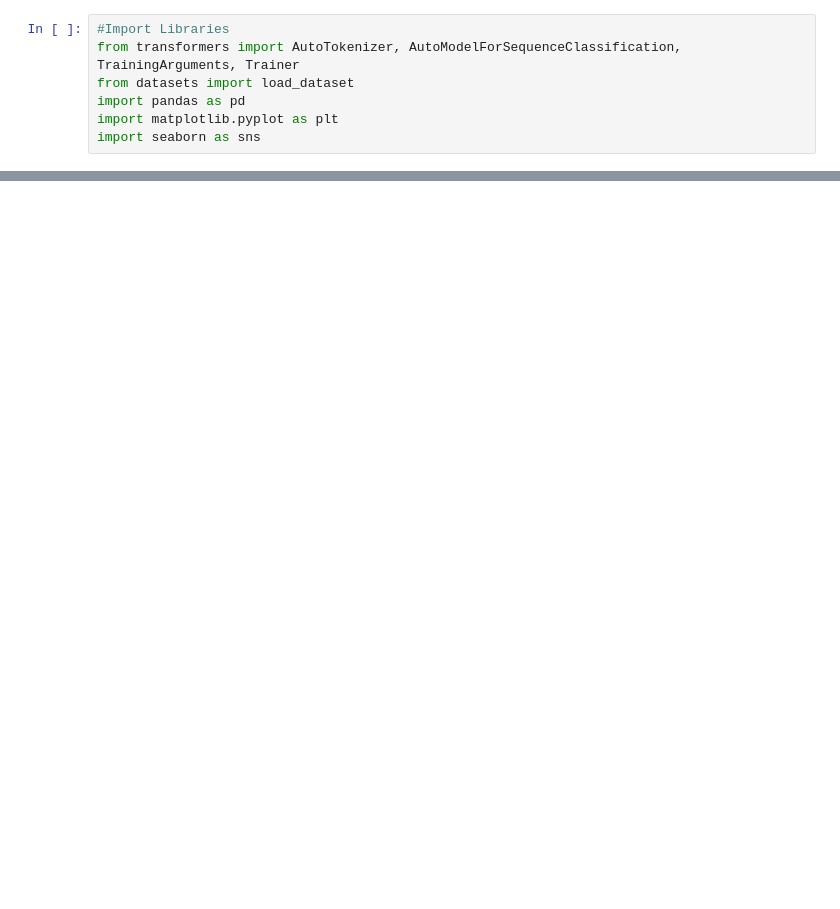
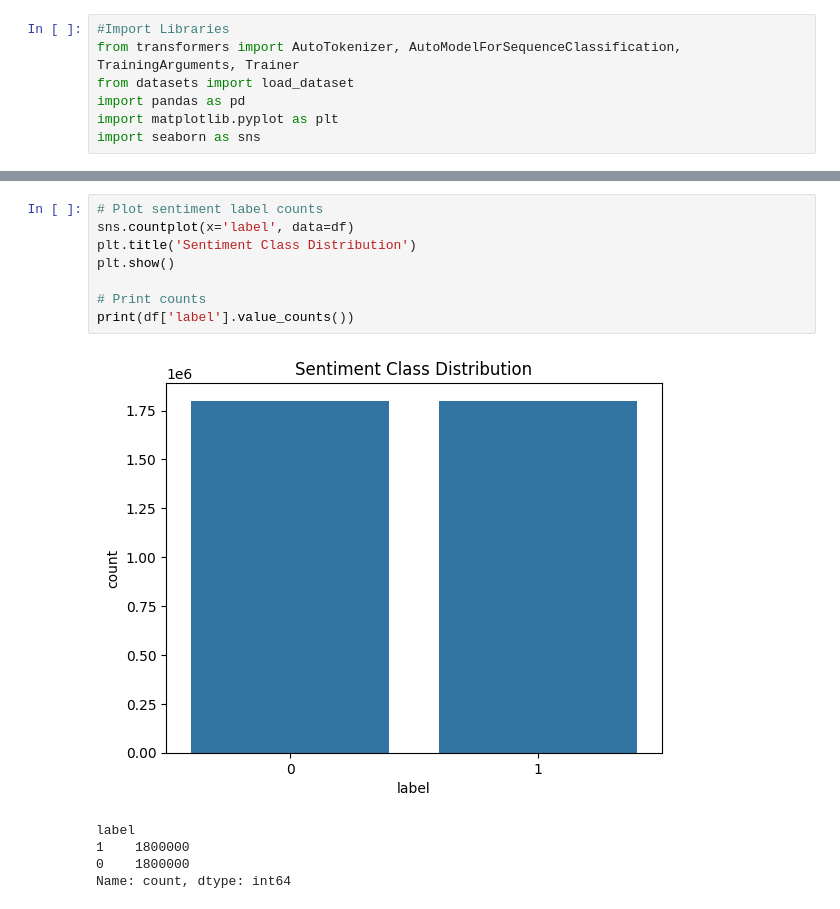
Before and after one commit to SHARONZACHARIA/LLM, a Jupyter notebook: BERT_LLM_Assignment.ipynb, the cells around one changed output, grey strips where cells are left out. Saved outputs shown, nothing was run; the diff lists cells and outputs as text; blank space fills up the shorter version.

```diff
--- a/BERT_LLM_Assignment.ipynb
+++ b/BERT_LLM_Assignment.ipynb
@@ -93,0 +58,14 @@ Passing `palette` without assigning `hue` is deprecated and will be removed in v
+# %%
+# Plot sentiment label counts
+sns.countplot(x='label', data=df)
+plt.title('Sentiment Class Distribution')
+plt.show()
+
+# Print counts
+print(df['label'].value_counts())
+# %% [output]
+[figure, added]
+label
+1    1800000
+0    1800000
+Name: count, dtype: int64
```
Also changed, not shown: parts of 22 cells of this notebook, 1 other file.
